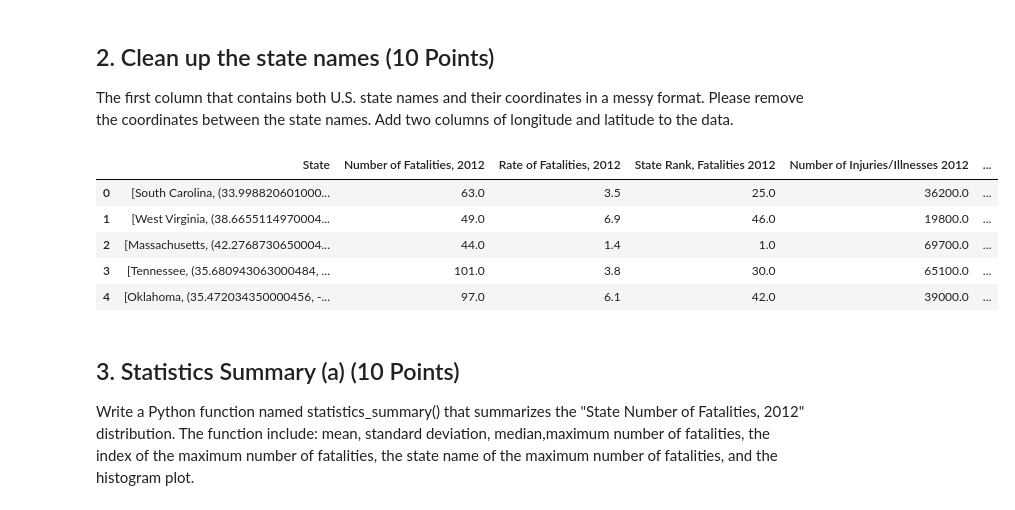
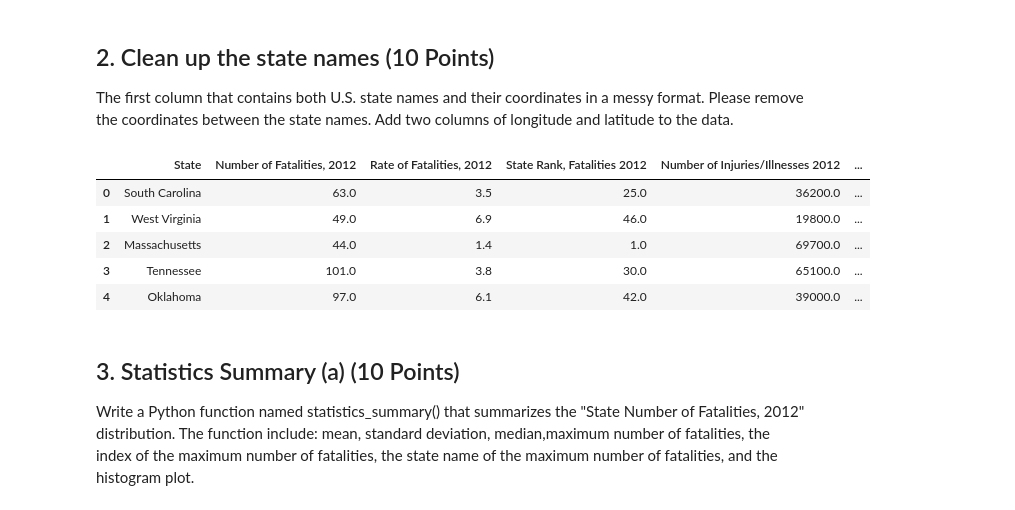
Before and after one commit to radtothebone/data-science-3402, a Jupyter notebook: Lab 6/herrera_christian_lab6.ipynb, the cells around one changed output. Cells and saved outputs as stored; diff of their text form; code cells hidden in the pictures.

```diff
--- a/Lab 6/herrera_christian_lab6.ipynb
+++ b/Lab 6/herrera_christian_lab6.ipynb
@@ -62,20 +62,22 @@ df = df.fillna(0)
 
 The first column that contains both U.S. state names and their coordinates in a messy format. Please remove the coordinates between the state names. Add two columns of longitude and latitude to the data.
 # %%
-df = pd.read_csv('2012_Workplace_Fatalities_by_State.csv')
-
 df['State'] = df['State'].str.split('\n')
 
-df['Latitude'] = df['State'].str[1]
+df['Latitude'] = df['State'].str[1].str.strip('()').str.split(',').str[0].astype(float)
+
+df['Longitude'] = df['State'].str[1].str.strip('()').str.split(',').str[1].astype(float)
+
+df['State'] = df['State'].str[0]
 
 df.head()
 # %% [output]
 |  | State | Number of Fatalities, 2012 | Rate of Fatalities, 2012 | State Rank, Fatalities 2012 | Number of Injuries/Illnesses 2012 | ... |
-| 0 | [South Carolina, (33.998820601000... | 63.0 | 3.5 | 25.0 | 36200.0 | ... |
-| 1 | [West Virginia, (38.6655114970004... | 49.0 | 6.9 | 46.0 | 19800.0 | ... |
-| 2 | [Massachusetts, (42.2768730650004... | 44.0 | 1.4 | 1.0 | 69700.0 | ... |
-| 3 | [Tennessee, (35.680943063000484, ... | 101.0 | 3.8 | 30.0 | 65100.0 | ... |
-| 4 | [Oklahoma, (35.472034350000456, -... | 97.0 | 6.1 | 42.0 | 39000.0 | ... |
+| 0 | South Carolina | 63.0 | 3.5 | 25.0 | 36200.0 | ... |
+| 1 | West Virginia | 49.0 | 6.9 | 46.0 | 19800.0 | ... |
+| 2 | Massachusetts | 44.0 | 1.4 | 1.0 | 69700.0 | ... |
+| 3 | Tennessee | 101.0 | 3.8 | 30.0 | 65100.0 | ... |
+| 4 | Oklahoma | 97.0 | 6.1 | 42.0 | 39000.0 | ... |
 # %% [markdown]
 ## 3. Statistics Summary (a) (10 Points)
 Write a Python function named statistics_summary() that summarizes the "State	Number of Fatalities, 2012" distribution. The function include: mean, standard deviation, median,maximum number of fatalities, the index of the maximum number of fatalities, the state name of the maximum number of fatalities, and the histogram plot.
```
Also changed, not shown: parts of 2 cells of this notebook.
